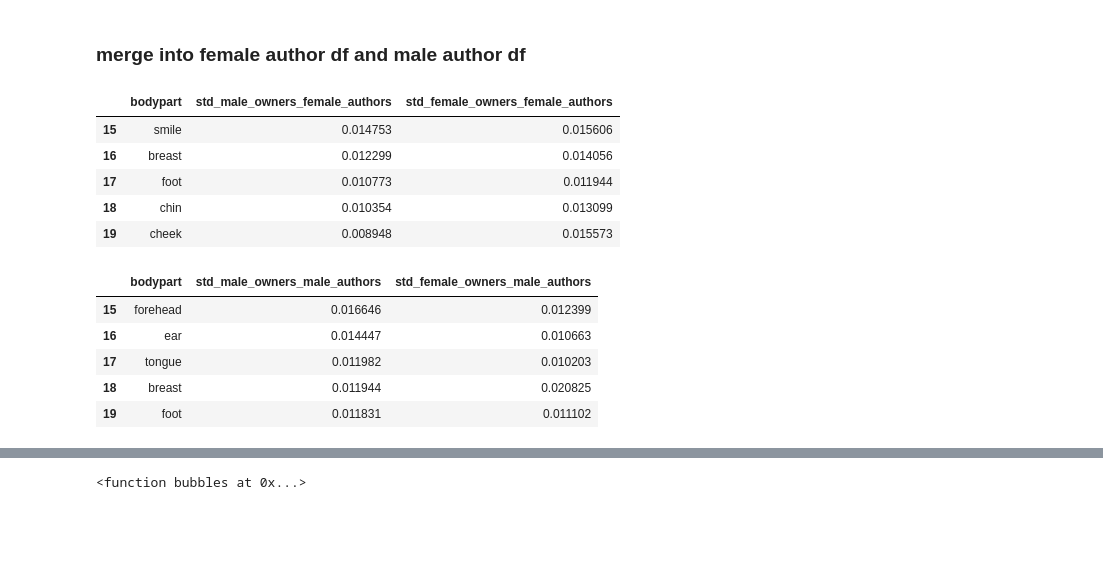
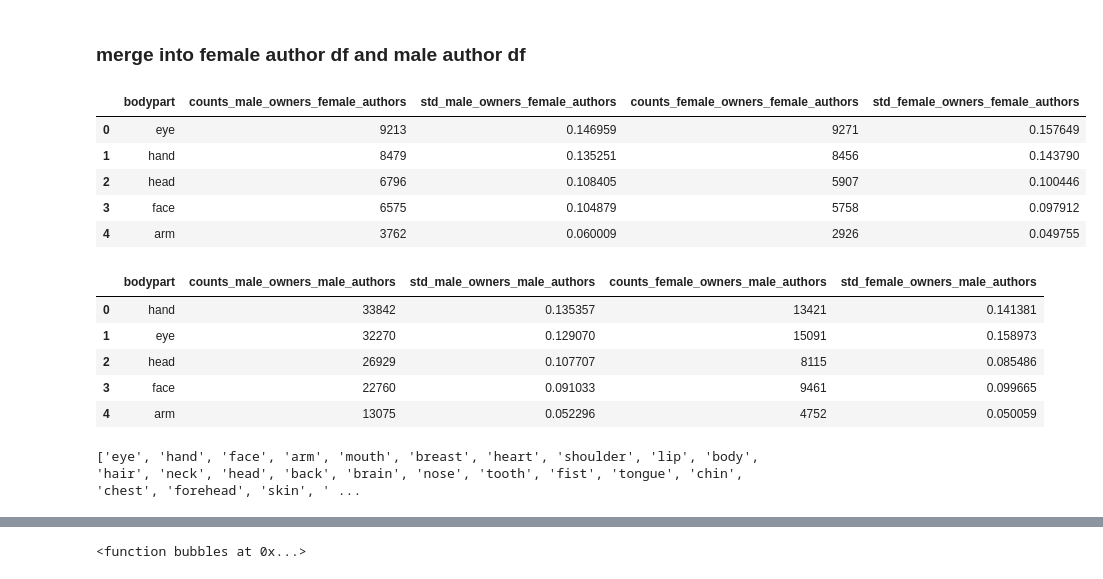
Before and after one commit to thearol/data-science-x-am, a Jupyter notebook: src/talking_bodies1.ipynb, the cells around one changed output, grey strips where cells are left out. Drawn from its saved outputs; the diff is of its cells as text; code cells hidden in the pictures; blank space fills up the shorter version.

```diff
--- a/src/talking_bodies1.ipynb
+++ b/src/talking_bodies1.ipynb
@@ -67,0 +169,2 @@ len(top20_f_authors)
+# %%
+interesting_bodyparts = ['eye', 'hand', 'face', 'arm', 'mouth', 'breast', 'heart', 'shoulder', 'lip', 'body', 'hair', 'neck', 'head', 'back', 'brain', 'nose', 'tooth', 'fist', 'tongue', 'chin', 'chest', 'forehead', 'skin', 'lap', 'waist', 'jaw', 'stomach', 'pupil', 'eyebrow', 'ankle']
@@ -111,0 +224,10 @@ len(female_owners_female_authors_counts)
+# %%
+#keep only the bodyparts that are in the top x female words list
+
+#male owners
+male_owners_female_authors_counts = male_owners_female_authors_counts[male_owners_female_authors_counts['bodypart'].isin(interesting_bodyparts)]
+
+#female owners
+female_owners_female_authors_counts = female_owners_female_authors_counts[female_owners_female_authors_counts['bodypart'].isin(interesting_bodyparts)]
+
+female_owners_female_authors_counts.head()
@@ -127,9 +275,2 @@ len(male_owners_male_authors_counts)
 # %% [markdown]
 ### standardized measures
-# %%
-#female authors
-male_owners_female_authors_counts['std_male_owners_female_authors'] = male_owners_female_authors_counts.apply (lambda row: (row.counts_male_owners_female_authors)/(male_owners_female_authors_counts['counts_male_owners_female_authors'].sum()), axis=1)
-
-female_owners_female_authors_counts['std_female_owners_female_authors'] = female_owners_female_authors_counts.apply (lambda row: (row.counts_female_owners_female_authors)/(female_owners_female_authors_counts['counts_female_owners_female_authors'].sum()), axis=1)
-
-print('total number of female bodybarts mentioned by female authors:', female_owners_female_authors_counts['counts_female_owners_female_authors'].sum(), '. total number of male bodybarts mentioned by female authors:', male_owners_female_authors_counts['counts_male_owners_female_authors'].sum() )
@@ -146,0 +286,10 @@ total number of female bodybarts mentioned by male authors: 47828 . total number
+# %%
+#FEMALE AUTHORS
+
+#the standardized measure for male owners: # of mentions of bodypart x / sum of all bodypart mentions for male owners
+male_owners_female_authors_counts['std_male_owners_female_authors'] = male_owners_female_authors_counts.apply (lambda row: (row.counts_male_owners_female_authors)/total_male_owners_female_authors_count, axis=1)
+
+#the standardized measure for female owners: # of mentions of bodypart x / sum of all bodypart mentions for female owners
+female_owners_female_authors_counts['std_female_owners_female_authors'] = female_owners_female_authors_counts.apply (lambda row: (row.counts_female_owners_female_authors)/total_female_owners_female_authors_count, axis=1)
+
+female_owners_female_authors_counts.head()
@@ -148,23 +321,31 @@ total number of female bodybarts mentioned by male authors: 47828 . total number
 ### merge into female author df and male author df
 # %%
 female_authors = pd.merge(male_owners_female_authors_counts, female_owners_female_authors_counts, on=['bodypart'])
-female_authors = female_authors.drop(['counts_male_owners_female_authors', 'counts_female_owners_female_authors'], axis=1)
-female_authors.tail()
+
+#female_authors = female_authors.drop(['counts_male_owners_female_authors', 'counts_female_owners_female_authors'], axis=1)
+
+female_authors.head()
 # %% [output]
-|  | bodypart | std_male_owners_female_authors | std_female_owners_female_authors |
-| 15 | smile | 0.014753 | 0.015606 |
-| 16 | breast | 0.012299 | 0.014056 |
-| 17 | foot | 0.010773 | 0.011944 |
-| 18 | chin | 0.010354 | 0.013099 |
-| 19 | cheek | 0.008948 | 0.015573 |
+|  | bodypart | counts_male_owners_female_authors | std_male_owners_female_authors | counts_female_owners_female_authors | std_female_owners_female_authors |
+| 0 | eye | 9213 | 0.146959 | 9271 | 0.157649 |
+| 1 | hand | 8479 | 0.135251 | 8456 | 0.143790 |
+| 2 | head | 6796 | 0.108405 | 5907 | 0.100446 |
+| 3 | face | 6575 | 0.104879 | 5758 | 0.097912 |
+| 4 | arm | 3762 | 0.060009 | 2926 | 0.049755 |
 # %%
 male_authors = pd.merge(male_owners_male_authors_counts, female_owners_male_authors_counts, on=['bodypart'])
-male_authors = male_authors.drop(['counts_male_owners_male_authors', 'counts_female_owners_male_authors'], axis=1)
-male_authors.tail()
+
+#male_authors = male_authors.drop(['counts_male_owners_male_authors', 'counts_female_owners_male_authors'], axis=1)
+
+male_authors.head()
 # %% [output]
-|  | bodypart | std_male_owners_male_authors | std_female_owners_male_authors |
-| 15 | forehead | 0.016646 | 0.012399 |
-| 16 | ear | 0.014447 | 0.010663 |
-| 17 | tongue | 0.011982 | 0.010203 |
-| 18 | breast | 0.011944 | 0.020825 |
-| 19 | foot | 0.011831 | 0.011102 |
+|  | bodypart | counts_male_owners_male_authors | std_male_owners_male_authors | counts_female_owners_male_authors | std_female_owners_male_authors |
+| 0 | hand | 33842 | 0.135357 | 13421 | 0.141381 |
+| 1 | eye | 32270 | 0.129070 | 15091 | 0.158973 |
+| 2 | head | 26929 | 0.107707 | 8115 | 0.085486 |
+| 3 | face | 22760 | 0.091033 | 9461 | 0.099665 |
+| 4 | arm | 13075 | 0.052296 | 4752 | 0.050059 |
+# %%
+print(interesting_bodyparts)
+# %% [output]
+['eye', 'hand', 'face', 'arm', 'mouth', 'breast', 'heart', 'shoulder', 'lip', 'body', 'hair', 'neck', 'head', 'back', 'brain', 'nose', 'tooth', 'fist', 'tongue', 'chin', 'chest', 'forehead', 'skin', ' ...
```
Also changed, not shown: parts of 47 cells of this notebook.
